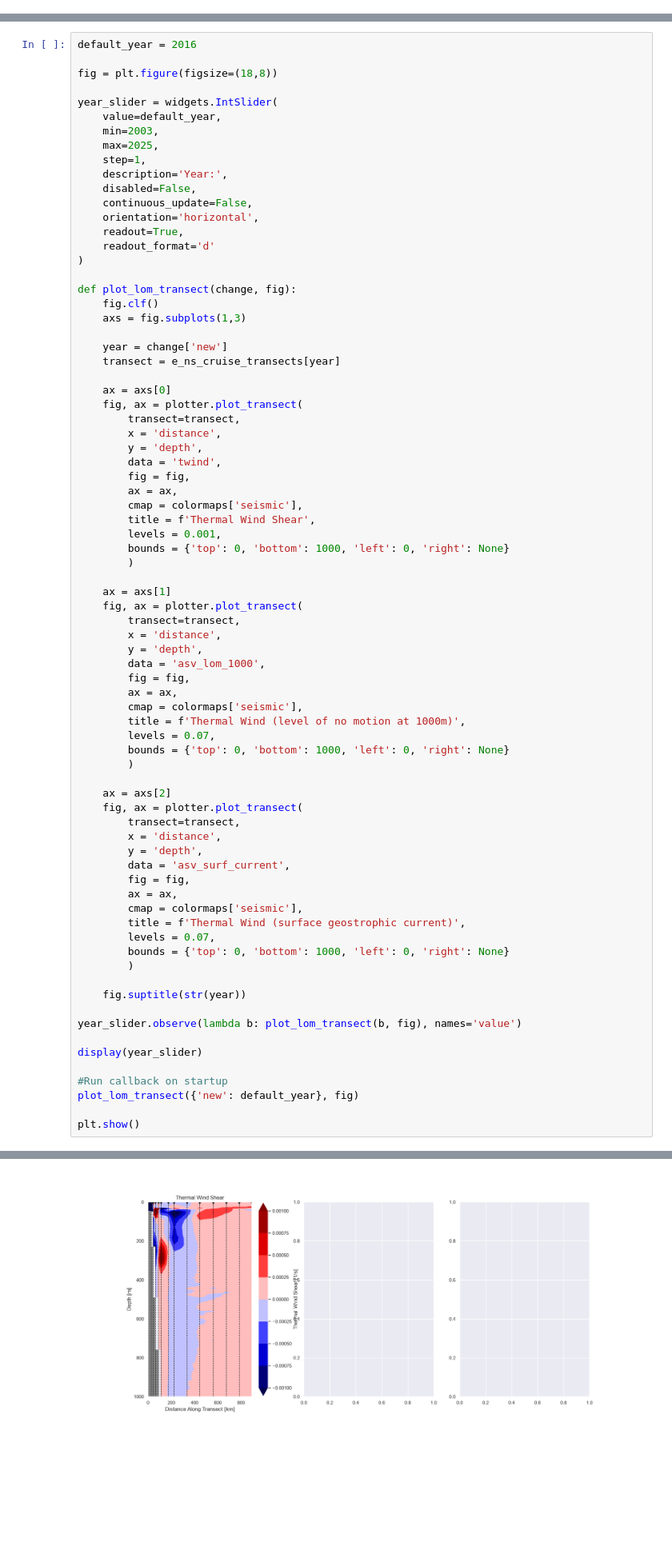
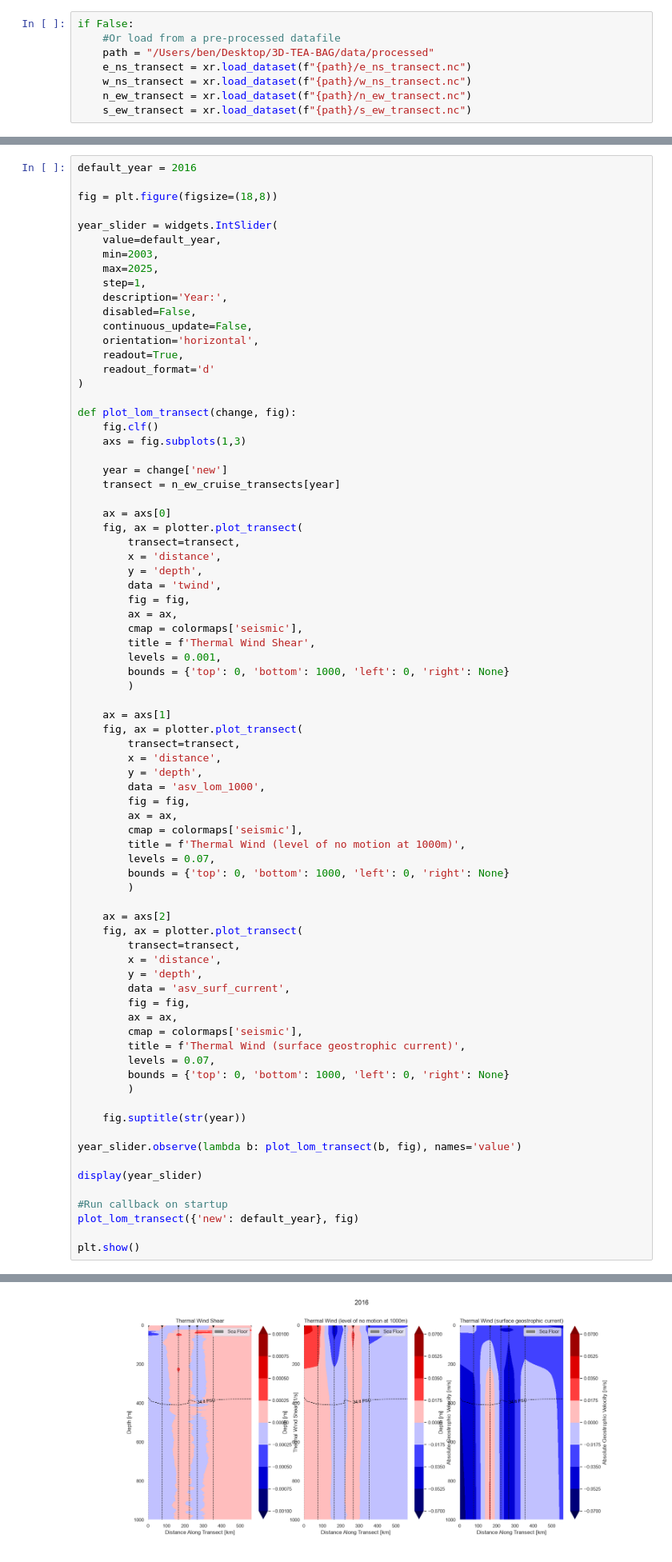
Before and after one commit to ben-sprague/3D-TEA-BAG, a Jupyter notebook: geo_vel.ipynb, the cells around one changed output, grey strips where cells are left out. Shown at 80% size. Drawn from its saved outputs; the diff is of its cells as text; blank space fills up the shorter version.

Commit message:
Streamline moasic plot creation

```diff
--- a/geo_vel.ipynb
+++ b/geo_vel.ipynb
@@ -159,3 +141,11 @@ Attributes:
+# %%
+if False:
+    #Or load from a pre-processed datafile
+    path = "/Users/ben/Desktop/3D-TEA-BAG/data/processed"
+    e_ns_transect = xr.load_dataset(f"{path}/e_ns_transect.nc")
+    w_ns_transect = xr.load_dataset(f"{path}/w_ns_transect.nc")
+    n_ew_transect = xr.load_dataset(f"{path}/n_ew_transect.nc")
+    s_ew_transect = xr.load_dataset(f"{path}/s_ew_transect.nc")
 # %%
 #Plot the transects
 
@@ -351,7 +353,7 @@ def plot_lom_transect(change, fig):
     axs = fig.subplots(1,3)
 
     year = change['new']
-    transect = e_ns_cruise_transects[year]
+    transect = n_ew_cruise_transects[year]
 
     ax = axs[0]
     fig, ax = plotter.plot_transect(
@@ -411,4 +412,4 @@ KeyError: "No variable named 'psal'. Variables on the dataset include ['station'
-[figure, old version]
+[figure, new version]
 # %% [markdown]
 ### Generate large figure with transects from each year for easy comparison
 # %%
```
Also changed, not shown: parts of 6 cells of this notebook.
